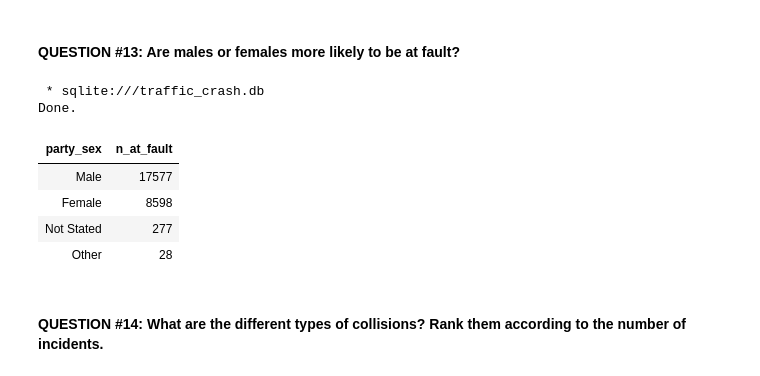
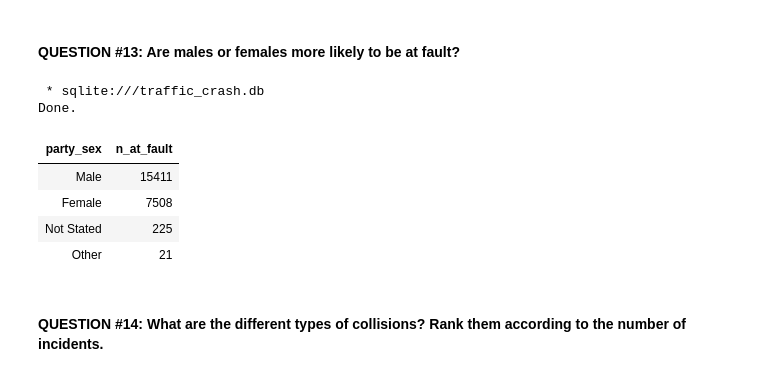
Before and after one commit to KarenZ2023/SF_Car_Crashes, a Jupyter notebook: Data_Exploration_SQL.ipynb, the cells around one changed output. Drawn from its saved outputs; the diff is of its cells as text; code cells hidden in the pictures.

```diff
--- a/Data_Exploration_SQL.ipynb
+++ b/Data_Exploration_SQL.ipynb
@@ -471,25 +471,27 @@ Done.
 # %%
 %%sql
 
 SELECT
     party_sex,
     COUNT(*) AS n_at_fault
 FROM
-    traffic_crash_victims
-WHERE
-    at_fault = 'Yes'
+    (SELECT DISTINCT case_id_pkey, party_sex
+     FROM traffic_crash_victims
+     WHERE at_fault = 'Yes'
+     AND CAST(SUBSTR(collision_date, 7, 4) AS INTEGER) < 2024
+    ) AS distinct_parties
 GROUP BY
     party_sex
 ORDER BY
     n_at_fault DESC;
 # %% [output]
  * sqlite:///traffic_crash.db
 Done.
 | party_sex | n_at_fault |
-| Male | 17577 |
-| Female | 8598 |
-| Not Stated | 277 |
-| Other | 28 |
+| Male | 15411 |
+| Female | 7508 |
+| Not Stated | 225 |
+| Other | 21 |
 # %% [markdown]
 #### **QUESTION #14: What are the different types of collisions? Rank them according to the number of incidents.**
 # %%
```
Also changed, not shown: parts of 28 cells of this notebook, 3 other files.
